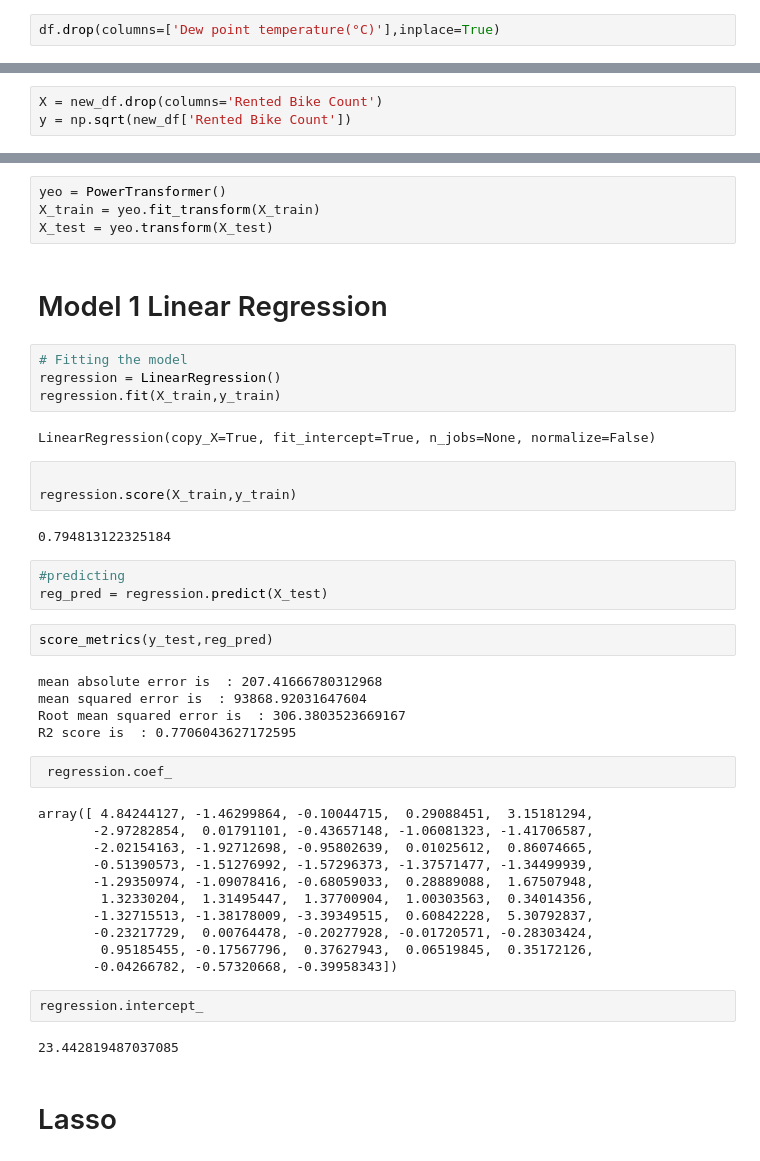
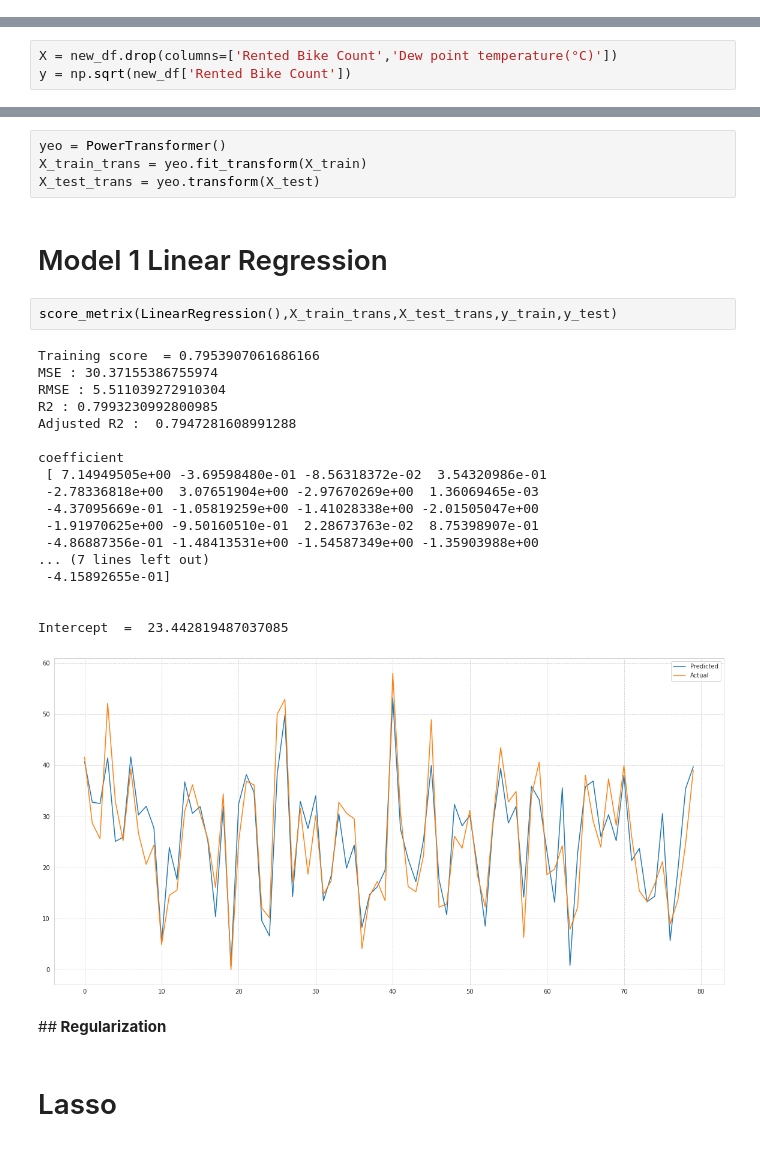
Before and after one commit to armanalam6342/Seoul-Bike-Sharing-Demand-Prediction, a Jupyter notebook: Bike_Sharing_Demand_Prediction_Capstone_Project.ipynb, the cells around one changed output, grey strips where cells are left out. Cells and saved outputs as stored; diff of their text form.

```diff
--- a/Bike_Sharing_Demand_Prediction_Capstone_Project.ipynb
+++ b/Bike_Sharing_Demand_Prediction_Capstone_Project.ipynb
@@ -414,5 +412,3 @@ calc_vif(df[[i for i in df.describe().columns if i not in ['Rented Bike Count','
 | 4 | Solar Radiation (MJ/m2) | 2.246238 |
 | 5 | Rainfall(mm) | 1.078501 |
 | 6 | Snowfall (cm) | 1.118901 |
-# %%
-df.drop(columns=['Dew point temperature(°C)'],inplace=True)
@@ -446,7 +436,7 @@ Text(0.5, 1.0, 'Square root')
 # %% [markdown]
 ## Divide data in dependent feature and Independent feature
 # %%
-X = new_df.drop(columns='Rented Bike Count')
+X = new_df.drop(columns=['Rented Bike Count','Dew point temperature(°C)'])
 y = np.sqrt(new_df['Rented Bike Count'])
 # %%
 # Train test split our data
@@ -507,48 +576,33 @@ def score_metrics(actual,predicted):
 ## transforming X_train and X_test
 # %%
 yeo = PowerTransformer()
-X_train = yeo.fit_transform(X_train)
-X_test = yeo.transform(X_test)
+X_train_trans = yeo.fit_transform(X_train)
+X_test_trans = yeo.transform(X_test)
 # %% [markdown]
 # Model 1 Linear Regression
-# %%
-# Fitting the model
-regression = LinearRegression()
-regression.fit(X_train,y_train)
-# %% [output]
-LinearRegression(copy_X=True, fit_intercept=True, n_jobs=None, normalize=False)
-# %%
-
-regression.score(X_train,y_train)
-# %% [output]
-0.794813122325184
-# %%
-#predicting
-reg_pred = regression.predict(X_test)
-# %%
-score_metrics(y_test,reg_pred)
-# %% [output]
-mean absolute error is  : 207.41666780312968
-mean squared error is  : 93868.92031647604
-Root mean squared error is  : 306.3803523669167
-R2 score is  : 0.7706043627172595
-# %%
- regression.coef_
-# %% [output]
-array([ 4.84244127, -1.46299864, -0.10044715,  0.29088451,  3.15181294,
-       -2.97282854,  0.01791101, -0.43657148, -1.06081323, -1.41706587,
-       -2.02154163, -1.92712698, -0.95802639,  0.01025612,  0.86074665,
-       -0.51390573, -1.51276992, -1.57296373, -1.37571477, -1.34499939,
-       -1.29350974, -1.09078416, -0.68059033,  0.28889088,  1.67507948,
-        1.32330204,  1.31495447,  1.37700904,  1.00303563,  0.34014356,
-       -1.32715513, -1.38178009, -3.39349515,  0.60842228,  5.30792837,
-       -0.23217729,  0.00764478, -0.20277928, -0.01720571, -0.28303424,
-        0.95185455, -0.17567796,  0.37627943,  0.06519845,  0.35172126,
-       -0.04266782, -0.57320668, -0.39958343])
-# %%
-regression.intercept_
-# %% [output]
-23.442819487037085
+# %%
+score_metrix(LinearRegression(),X_train_trans,X_test_trans,y_train,y_test)
+# %% [output]
+Training score  = 0.7953907061686166
+MSE : 30.37155386755974
+RMSE : 5.511039272910304
+R2 : 0.7993230992800985
+Adjusted R2 :  0.7947281608991288
+
+coefficient
+ [ 7.14949505e+00 -3.69598480e-01 -8.56318372e-02  3.54320986e-01
+ -2.78336818e+00  3.07651904e+00 -2.97670269e+00  1.36069465e-03
+ -4.37095669e-01 -1.05819259e+00 -1.41028338e+00 -2.01505047e+00
+ -1.91970625e+00 -9.50160510e-01  2.28673763e-02  8.75398907e-01
+ -4.86887356e-01 -1.48413531e+00 -1.54587349e+00 -1.35903988e+00
+... (7 lines left out)
+ -4.15892655e-01]
+
+
+Intercept  =  23.442819487037085
+[figure, added]
+# %% [markdown]
+##<b> Regularization
 # %% [markdown]
 # Lasso
 # %%
```
Also changed, not shown: parts of 60 cells of this notebook.
